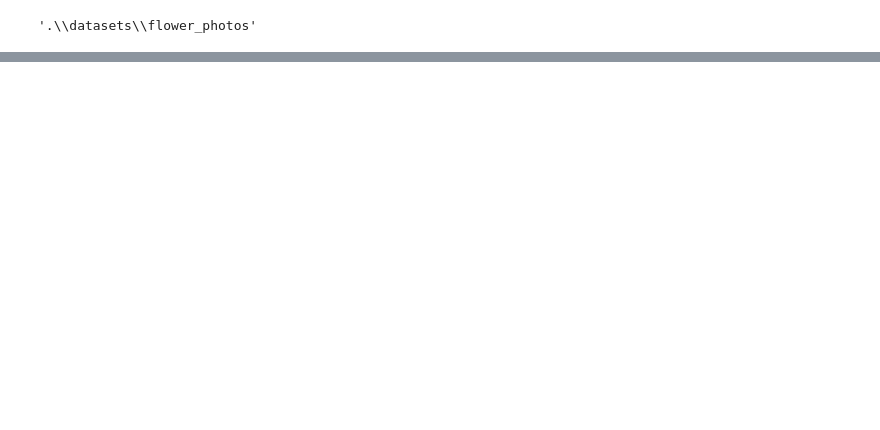
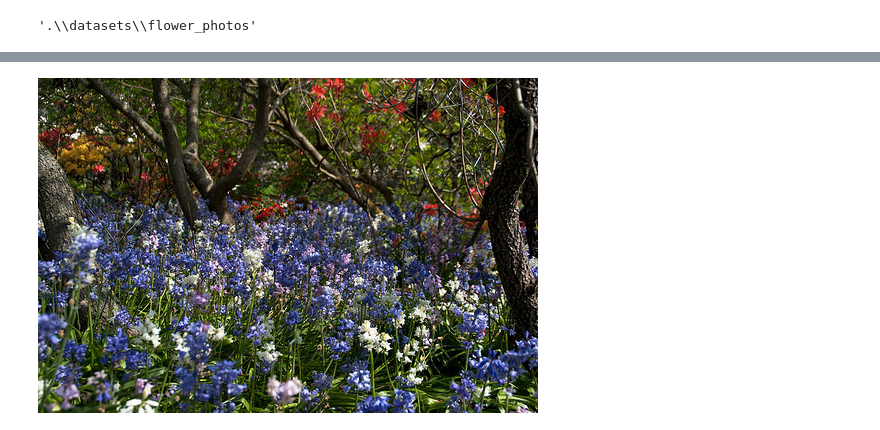
Before and after one commit to MdRimon29/Deep-Learning-CB, a Jupyter notebook: 14-Data Augmentation/Data_augmentation_to_address_overfitting.ipynb, the cells around one changed output, grey strips where cells are left out. Saved outputs shown, nothing was run; the diff lists cells and outputs as text; code cells hidden in the pictures; blank space fills up the shorter version.

```diff
--- a/14-Data Augmentation/Data_augmentation_to_address_overfitting.ipynb
+++ b/14-Data Augmentation/Data_augmentation_to_address_overfitting.ipynb
@@ -43,0 +69,5 @@ True
+# %%
+tulips=list(data_dir.glob("tulips/*"))
+PIL.Image.open(str(tulips[1]))
+# %% [output]
+[figure, added]
```
Also changed, not shown: parts of 7 cells of this notebook.
